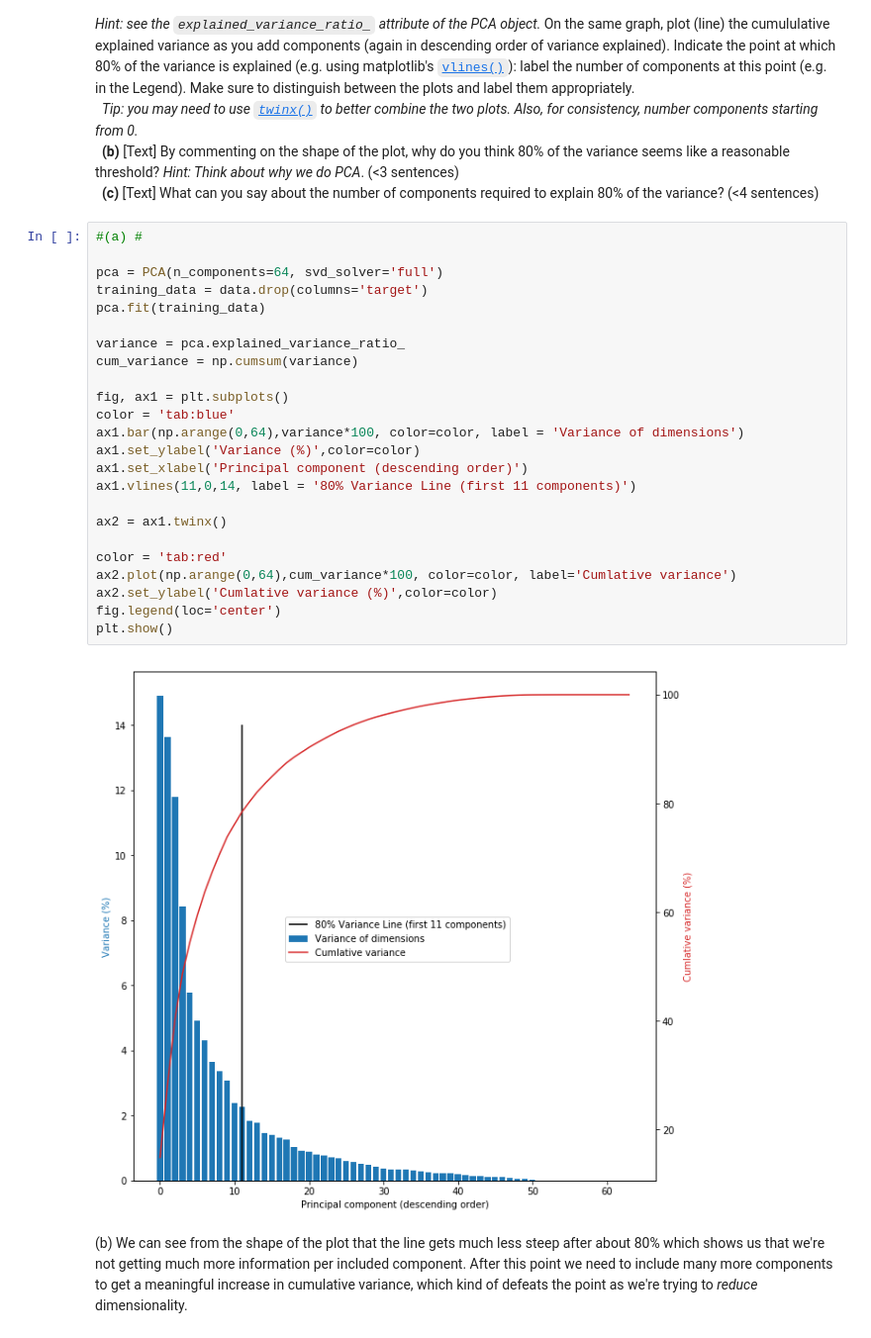
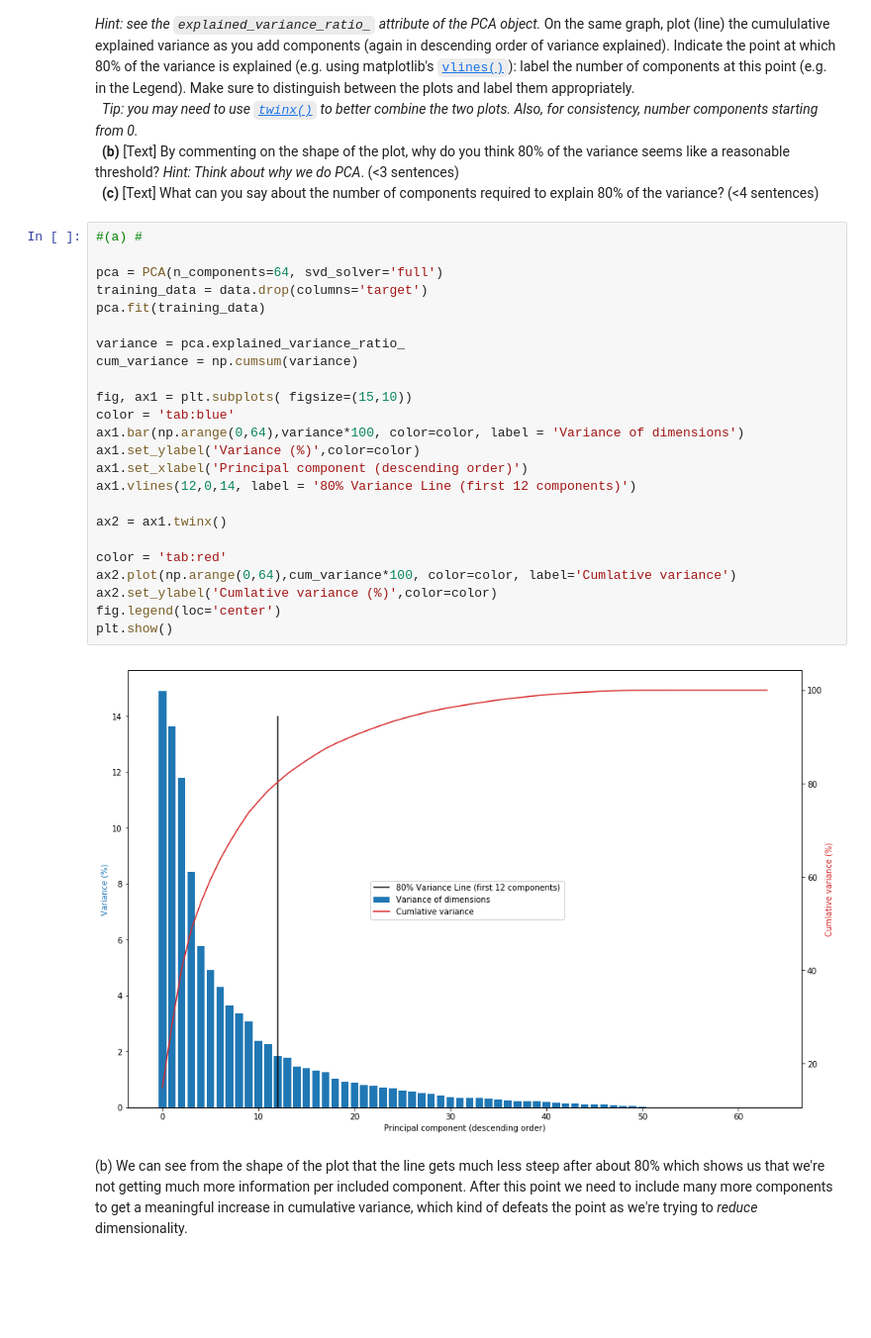
Before and after one commit to RJHughes/ML18, a Jupyter notebook: Assignments/04_B_PCA.ipynb, the cells around one changed output. Shown at 99% size. Drawn from its saved outputs; the diff is of its cells as text; blank space fills up the shorter version.

```diff
--- a/Assignments/04_B_PCA.ipynb
+++ b/Assignments/04_B_PCA.ipynb
@@ -234,29 +234,29 @@ Let us visualise the explained variance by the PCA components. Familiarise yours
 # %%
 #(a) #
 
 pca = PCA(n_components=64, svd_solver='full')
 training_data = data.drop(columns='target')
 pca.fit(training_data)
 
 variance = pca.explained_variance_ratio_
 cum_variance = np.cumsum(variance)
 
-fig, ax1 = plt.subplots()
+fig, ax1 = plt.subplots( figsize=(15,10))
 color = 'tab:blue'
 ax1.bar(np.arange(0,64),variance*100, color=color, label = 'Variance of dimensions')
 ax1.set_ylabel('Variance (%)',color=color)
 ax1.set_xlabel('Principal component (descending order)')
-ax1.vlines(11,0,14, label = '80% Variance Line (first 11 components)')
+ax1.vlines(12,0,14, label = '80% Variance Line (first 12 components)')
 
 ax2 = ax1.twinx()
 
 color = 'tab:red'
 ax2.plot(np.arange(0,64),cum_variance*100, color=color, label='Cumlative variance')
 ax2.set_ylabel('Cumlative variance (%)',color=color)
 fig.legend(loc='center')
 plt.show()
 # %% [output]
-[figure, old version]
+[figure, new version]
 # %% [markdown]
 (b) We can see from the shape of the plot that the line gets much less steep after about 80% which shows us that we're not getting much more information per included component. After this point we need to include many more components to get a meaningful increase in cumulative variance, which kind of defeats the point as we're trying to *reduce* dimensionality.
 # %% [markdown]
```
Also changed, not shown: parts of 6 cells of this notebook, 3 other files.
